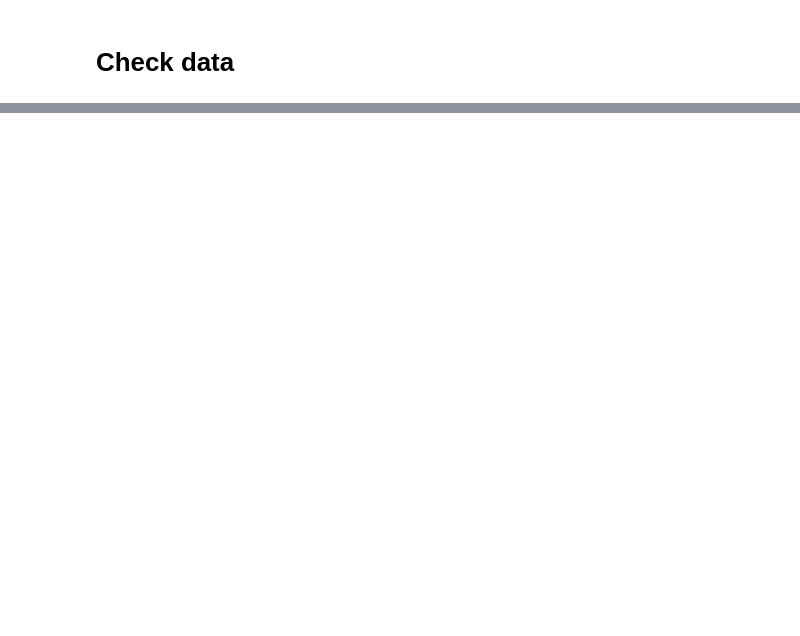
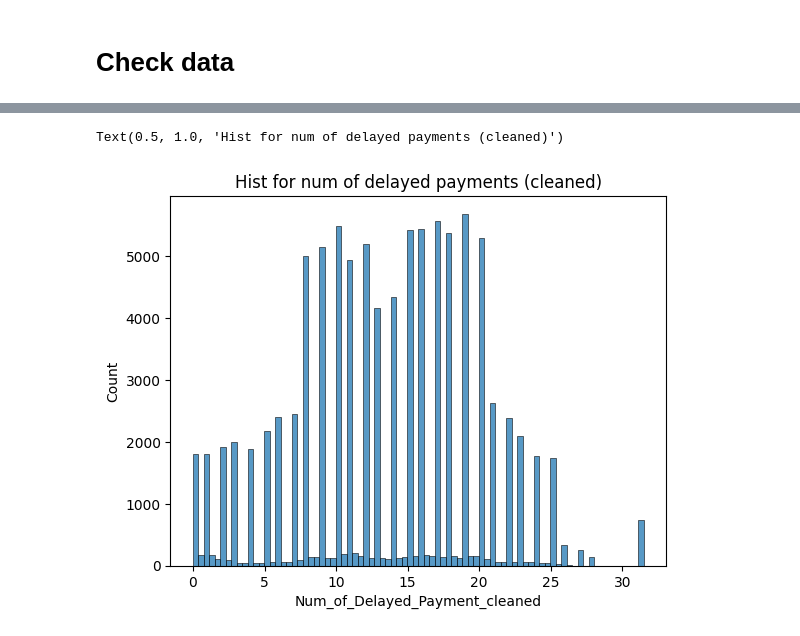
Before and after one commit to FerCorcuera/Credit-Score-Classification, a Jupyter notebook: notebooks/02_baseline_model.ipynb, the cells around one changed output, grey strips where cells are left out. Cells and saved outputs as stored; diff of their text form; code cells hidden in the pictures; blank space fills up the shorter version.

```diff
--- a/notebooks/02_baseline_model.ipynb
+++ b/notebooks/02_baseline_model.ipynb
@@ -448,0 +460,7 @@ print(ap)
+# %%
+train_sample_df["Num_of_Delayed_Payment_cleaned"] = train_sample_df[
+    "Num_of_Delayed_Payment"
+].str.replace("_", "")
+train_sample_df["Num_of_Delayed_Payment_cleaned"] = pd.to_numeric(
+    train_sample_df["Num_of_Delayed_Payment_cleaned"], errors="coerce"
+)
@@ -448,0 +479,4 @@ print(ap)
+# %%
+train_sample_df["Num_of_Delayed_Payment_cleaned"] = winzorize(
+    "Num_of_Delayed_Payment_cleaned", train_sample_df, c_low=True
+)
@@ -448,0 +493,6 @@ print(ap)
+# %%
+train_sample_df["Num_of_Delayed_Payment_cleaned"] = np.where(
+    (train_sample_df["Num_of_Delayed_Payment_cleaned"] < 0),
+    np.nan,
+    train_sample_df["Num_of_Delayed_Payment_cleaned"],
+)
@@ -448,0 +560,8 @@ print(ap)
+# %%
+train_sample_df["Num_of_Delayed_Payment_cleaned"] = train_sample_df[
+    "Num_of_Delayed_Payment_cleaned"
+].fillna(
+    train_sample_df.groupby("Customer_ID")["Num_of_Delayed_Payment_cleaned"].transform(
+        "mean"
+    )
+)
@@ -448,0 +582,12 @@ print(ap)
+# %%
+import seaborn as sns
+
+_ = sns.histplot(
+    train_sample_df,
+    x="Num_of_Delayed_Payment_cleaned",
+)
+
+_.set_title("Hist for num of delayed payments (cleaned)")
+# %% [output]
+Text(0.5, 1.0, 'Hist for num of delayed payments (cleaned)')
+[figure, added]
```
Also changed, not shown: parts of 121 cells of this notebook.
